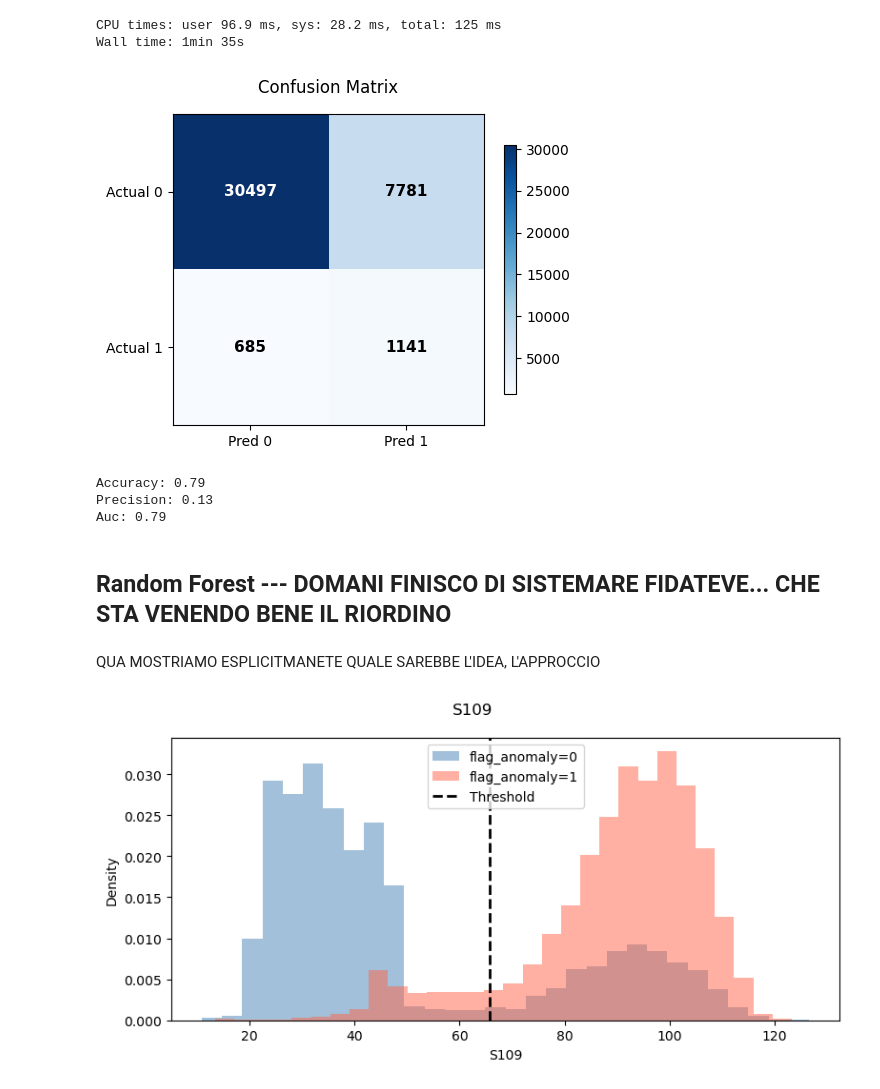
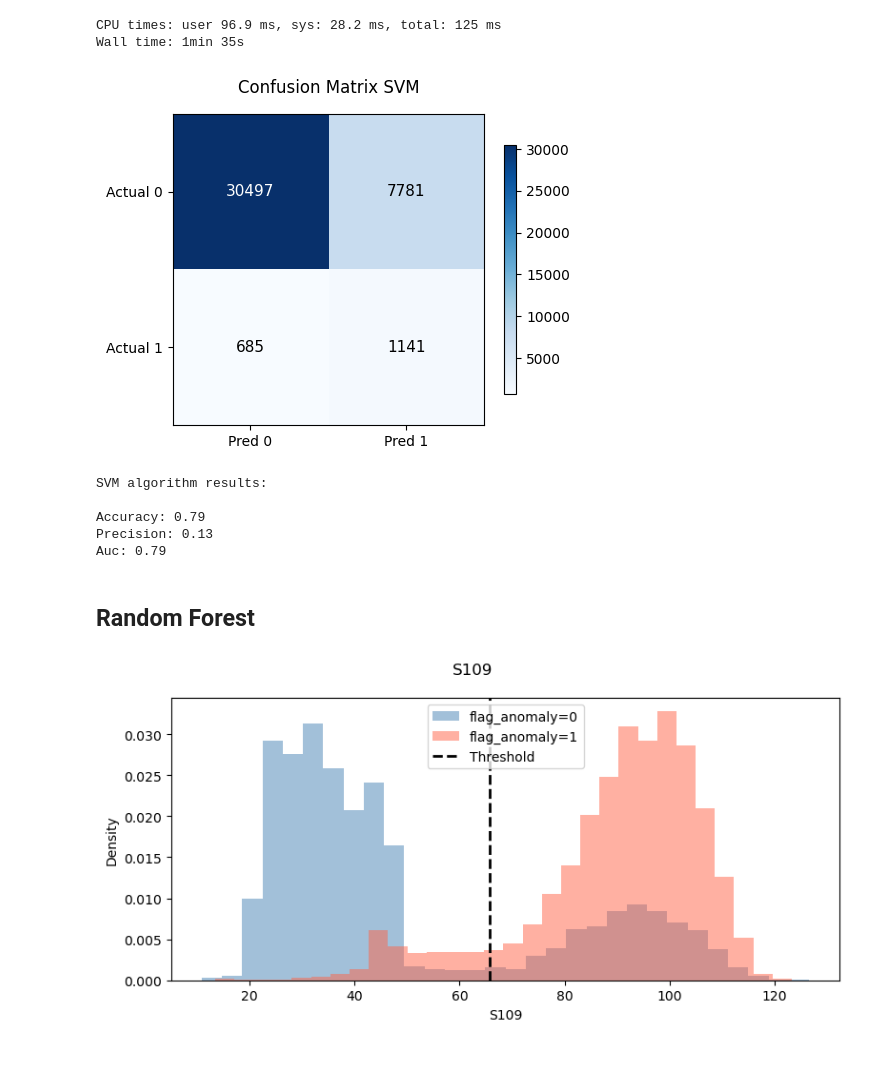
Before and after one commit to RaffaeleSabatini/MAPD2025_proj3, a Jupyter notebook: Group04.ipynb, the cells around one changed output. Cells and saved outputs as stored; diff of their text form; code cells hidden in the pictures; blank space fills up the shorter version.

```diff
--- a/Group04.ipynb
+++ b/Group04.ipynb
@@ -1520,7 +1520,7 @@ def get_confusion_matrix(df_predictions, target):
 
     return pd.DataFrame([[tn, fp], [fn, tp]], index=['Actual 0', 'Actual 1'], columns=['Pred 0', 'Pred 1'])
 
-def plot_confusion_heatmap(cm_pandas, target):
+def plot_confusion_heatmap(cm_pandas, target, algo=""):
     fig, ax = plt.subplots(figsize=(5, 4))
     im = ax.imshow(cm_pandas.values, interpolation='nearest', cmap='Blues')
 
@@ -1532,15 +1532,14 @@ def plot_confusion_heatmap(cm_pandas, target):
     for i in range(len(cm_pandas.index)):
      for j in range(len(cm_pandas.columns)):
          color = "white" if cm_pandas.values[i, j] > threshold else "black"
-         text = ax.text(j, i, cm_pandas.values[i, j],
-                       ha="center", va="center", color=color, fontsize=11, weight='bold')
+         text = ax.text(j, i, cm_pandas.values[i, j], ha="center", va="center", color=color, fontsize=11)
 
     # Set labels and title
     ax.set_xticks(range(len(cm_pandas.columns)))
     ax.set_yticks(range(len(cm_pandas.index)))
     ax.set_xticklabels(cm_pandas.columns, fontsize=10)
     ax.set_yticklabels(cm_pandas.index, fontsize=10)
-    ax.set_title('Confusion Matrix', fontsize=12, pad=15)
+    ax.set_title("Confusion Matrix "+algo, fontsize=12, pad=15)
 
     plt.tight_layout()
     plt.show()
@@ -1568,20 +1567,20 @@ Results_SVM = svm(df_data, top_corr_alarm, target, weight_class1=10)
 CPU times: user 96.9 ms, sys: 28.2 ms, total: 125 ms
 Wall time: 1min 35s
 # %%
-plot_confusion_heatmap( Results_SVM["cm"],target )
+plot_confusion_heatmap( Results_SVM["cm"],target,algo="SVM" )
 # %% [output]
-[figure, old version]
+[figure, new version]
 # %%
-print( "SVM algorithm " )
+print( "SVM algorithm results:\n" )
 print_metrics( Results_SVM["metrics"] )
 # %% [output]
+SVM algorithm results:
+
 Accuracy: 0.79
 Precision: 0.13
 Auc: 0.79
 # %% [markdown]
-## Random Forest --- DOMANI FINISCO DI SISTEMARE FIDATEVE... CHE STA VENENDO BENE IL RIORDINO
+## Random Forest
-# %% [markdown]
-QUA MOSTRIAMO ESPLICITMANETE QUALE SAREBBE L'IDEA, L'APPROCCIO
 # %%
 def get_best_threshold(df, feature, target):
 
```
Also changed, not shown: parts of 5 cells of this notebook.
